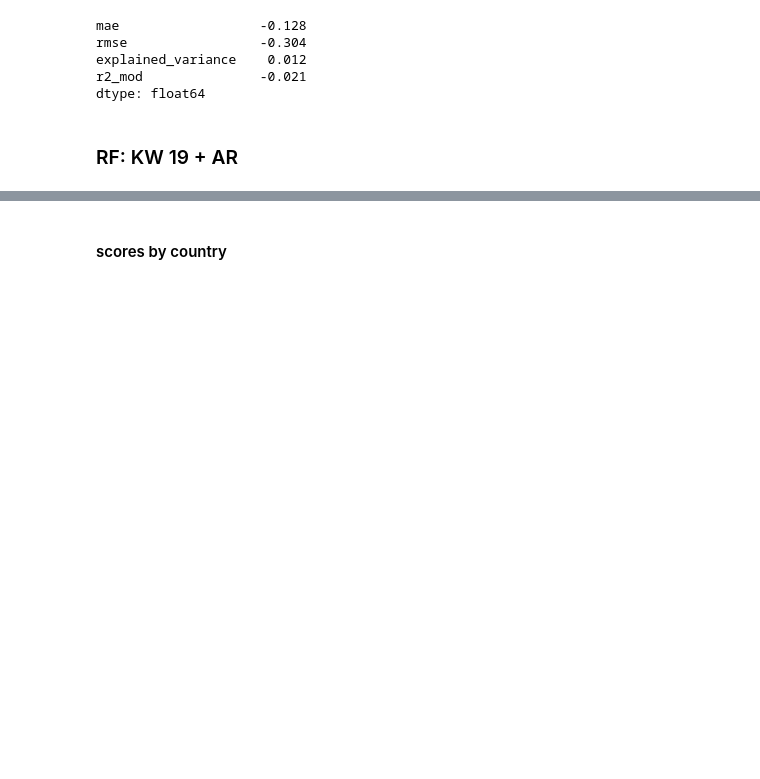
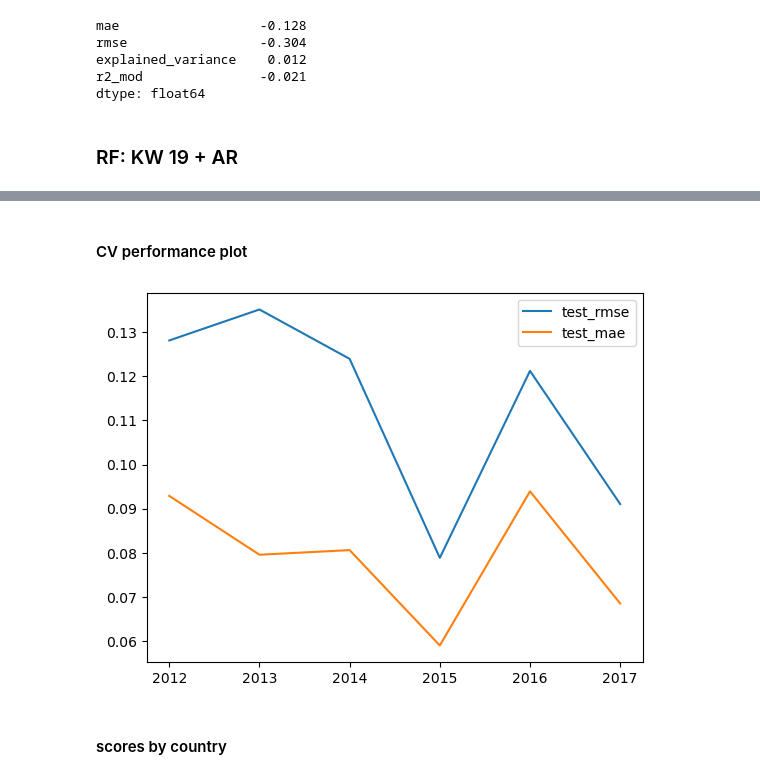
Before and after one commit to bertelsmannstift/eu-migration-forecast, a Jupyter notebook: notebooks/model_ensemble.ipynb, the cells around one changed output, grey strips where cells are left out. Saved outputs shown, nothing was run; the diff lists cells and outputs as text; code cells hidden in the pictures; blank space fills up the shorter version.

```diff
--- a/notebooks/model_ensemble.ipynb
+++ b/notebooks/model_ensemble.ipynb
@@ -248,6 +248,20 @@ rmse                 -0.282
 explained_variance    0.114
 r2_mod                0.122
 dtype: float64
+# %% [markdown]
+#### CV performance plot
+# %%
+cv_score["test_rmse"].apply(lambda x: -x).plot()
+cv_score["test_mae"].apply(lambda x: -x).plot()
+# cv_score["test_r2_mod"].plot()
+plt.legend()
+plt.xticks([0, 1, 2, 3, 4, 5], [2012, 2013, 2014, 2015, 2016, 2017])
+plt.show()
+
+# save for comparison later
+cv_score_with_trends = cv_score
+# %% [output]
+[figure, added]
 # %% [markdown]
 #### scores by country
 # %%
```
Also changed, not shown: parts of 14 cells of this notebook, 4 other files.
